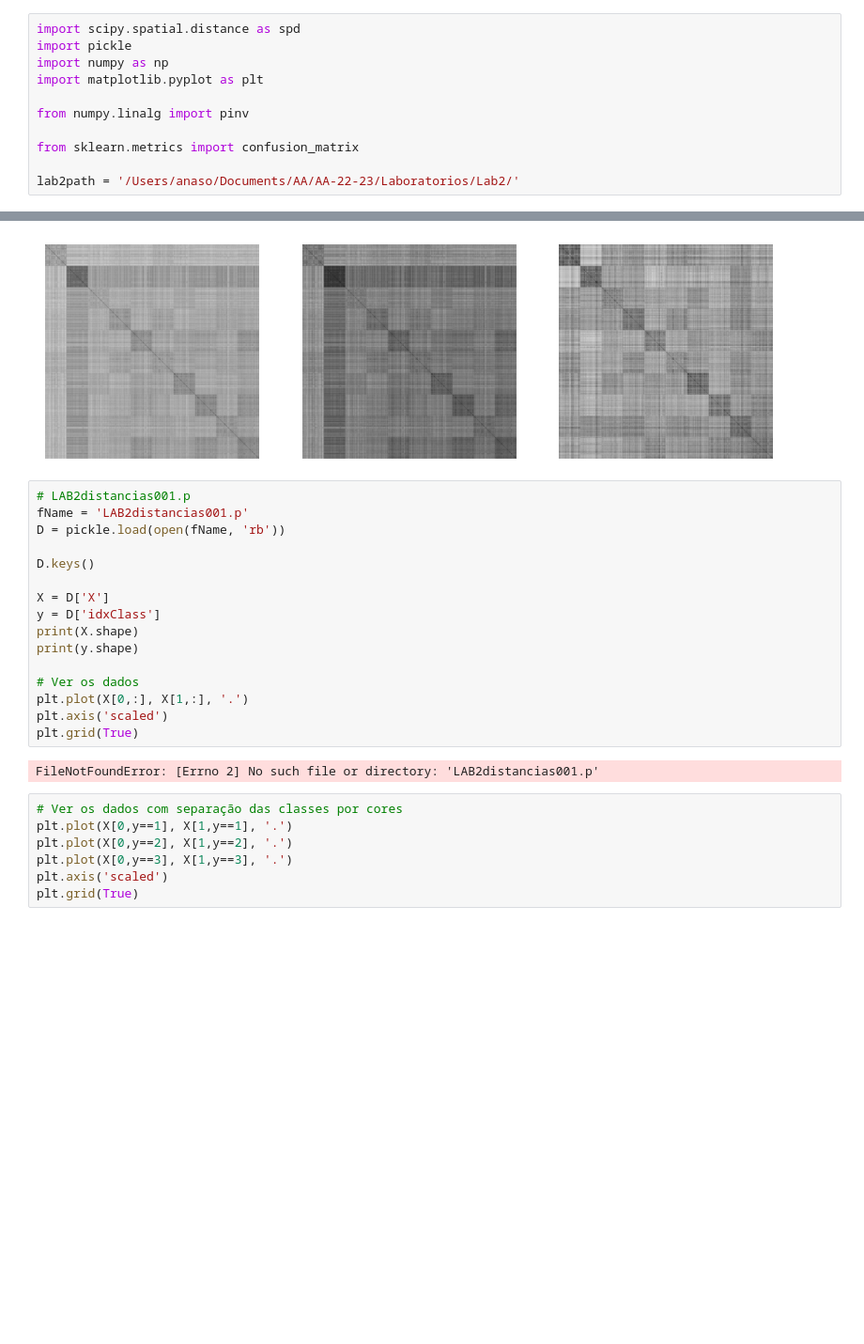
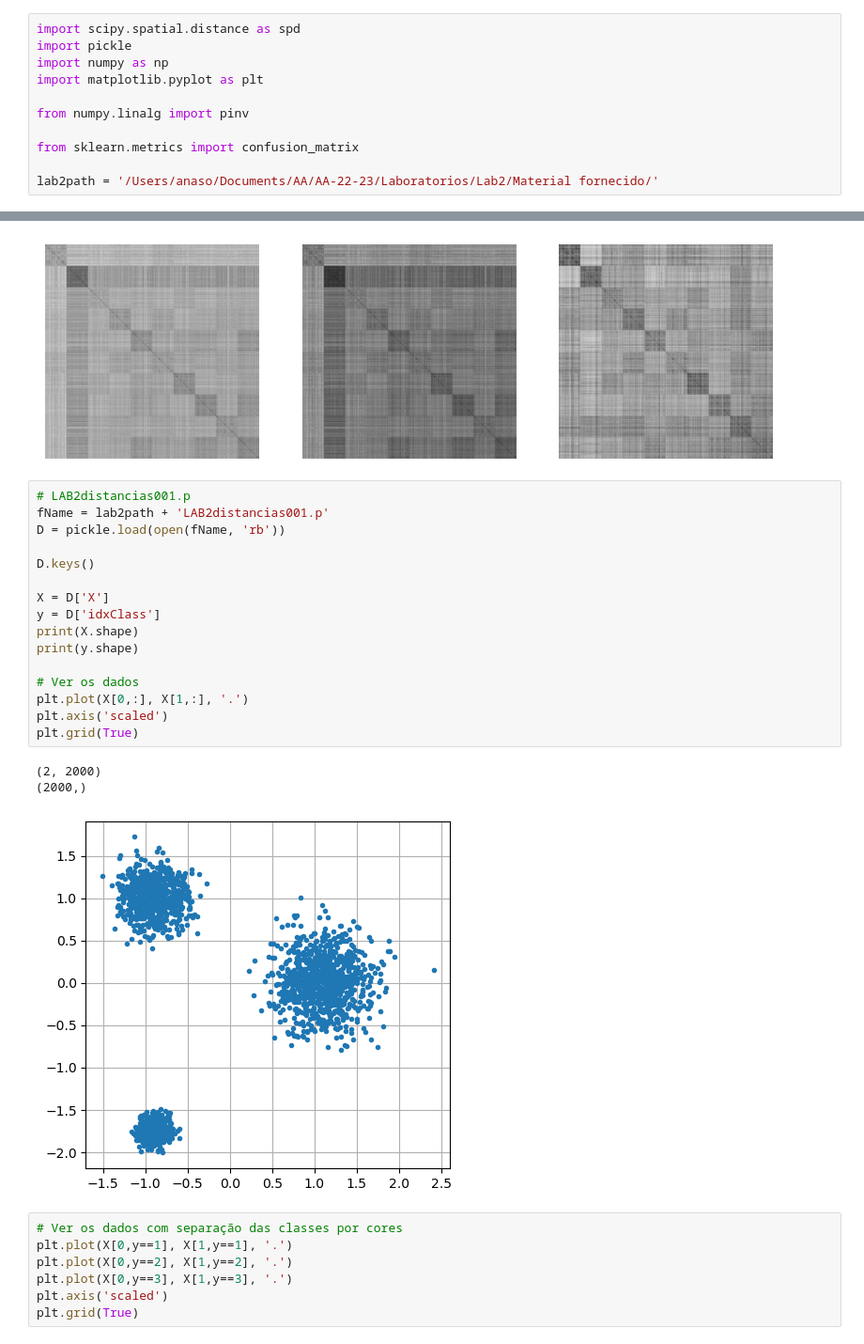
Before and after one commit to AnaSofOliveira/AA-22-23, a Jupyter notebook: Laboratorios/Lab2/Lab2.ipynb, the cells around one changed output, grey strips where cells are left out. Shown at 94% size. Saved outputs shown, nothing was run; the diff lists cells and outputs as text; blank space fills up the shorter version.

```diff
--- a/Laboratorios/Lab2/Lab2.ipynb
+++ b/Laboratorios/Lab2/Lab2.ipynb
@@ -8,7 +8,7 @@ from numpy.linalg import pinv
 
 from sklearn.metrics import confusion_matrix
 
-lab2path = '/Users/anaso/Documents/AA/AA-22-23/Laboratorios/Lab2/'
+lab2path = '/Users/anaso/Documents/AA/AA-22-23/Laboratorios/Lab2/Material fornecido/'
 # %% [markdown]
 ### Métricas de Distâncias
 
@@ -103,22 +108,24 @@ plt.axis('off')
 [figure]
 # %%
 # LAB2distancias001.p
-fName = 'LAB2distancias001.p'
+fName = lab2path + 'LAB2distancias001.p'
 D = pickle.load(open(fName, 'rb'))
 
 D.keys()
 
 X = D['X']
 y = D['idxClass']
 print(X.shape)
 print(y.shape)
 
 # Ver os dados
 plt.plot(X[0,:], X[1,:], '.')
 plt.axis('scaled')
 plt.grid(True)
 # %% [output]
-FileNotFoundError: [Errno 2] No such file or directory: 'LAB2distancias001.p'
+(2, 2000)
+(2000,)
+[figure, added]
 # %%
 # Ver os dados com separação das classes por cores
 plt.plot(X[0,y==1], X[1,y==1], '.')
```
Also changed, not shown: parts of 4 cells of this notebook.
